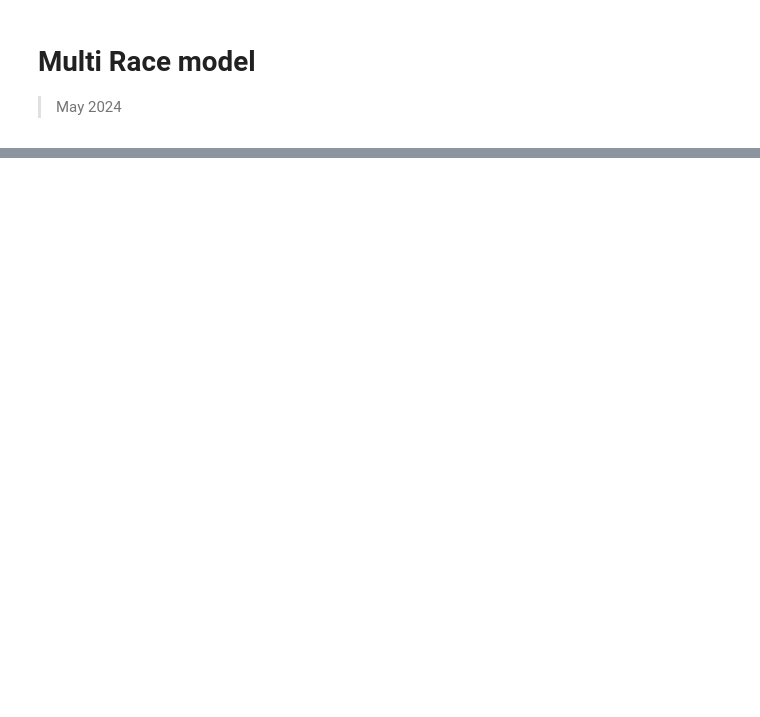
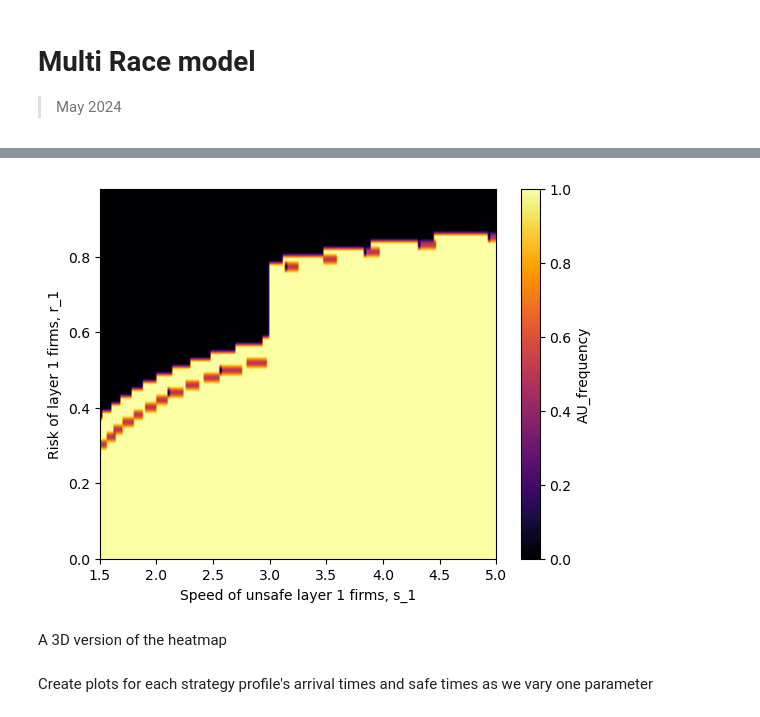
Before and after one commit to PaoloBova/gh-pages-example, a Jupyter notebook: nbs/Analysis/17_multi_race.ipynb, the cells around one changed output, grey strips where cells are left out. Cells and saved outputs as stored; diff of their text form; code cells hidden in the pictures; blank space fills up the shorter version.

Commit message:
Add multi race analysis

```diff
--- a/nbs/Analysis/17_multi_race.ipynb
+++ b/nbs/Analysis/17_multi_race.ipynb
@@ -330,0 +651,19 @@ plot_heatmap(table,
+# %%
+def plot_dilemma_zone_multi_race(table, var='AU_frequency'):
+    """Plot the dilemma zone for the multi"""
+    plot = plot_heatmap(table,
+                ylabel='Risk of layer 1 firms, r_1',
+                xlabel='Speed of unsafe layer 1 firms, s_1',
+                zlabel=var,
+                cmap='inferno',
+                )
+    return plot
+# %%
+df_plot = df[(df["s_2"] == selected_s_2) & (df["p_2"] == selected_p_2)]
+df_plot["AU_frequency"] = df_plot["8-2_frequency"]
+table = df_plot.pivot_table(index='r_1', columns='s_1', values="AU_frequency")
+plot = plot_dilemma_zone_multi_race(table)
+# %% [output]
+[figure, added]
+# %% [markdown]
+A 3D version of the heatmap
@@ -330,0 +683,2 @@ plot_heatmap(table,
+# %% [markdown]
+Create plots for each strategy profile's arrival times and safe times as we vary one parameter
```
Also changed, not shown: parts of 47 cells of this notebook, 1 other file.
